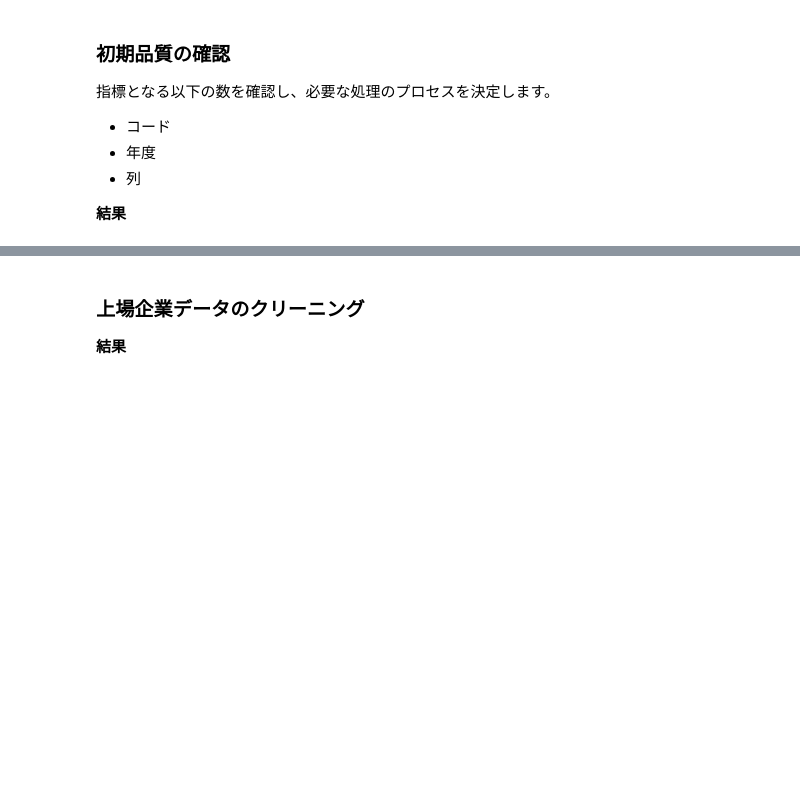
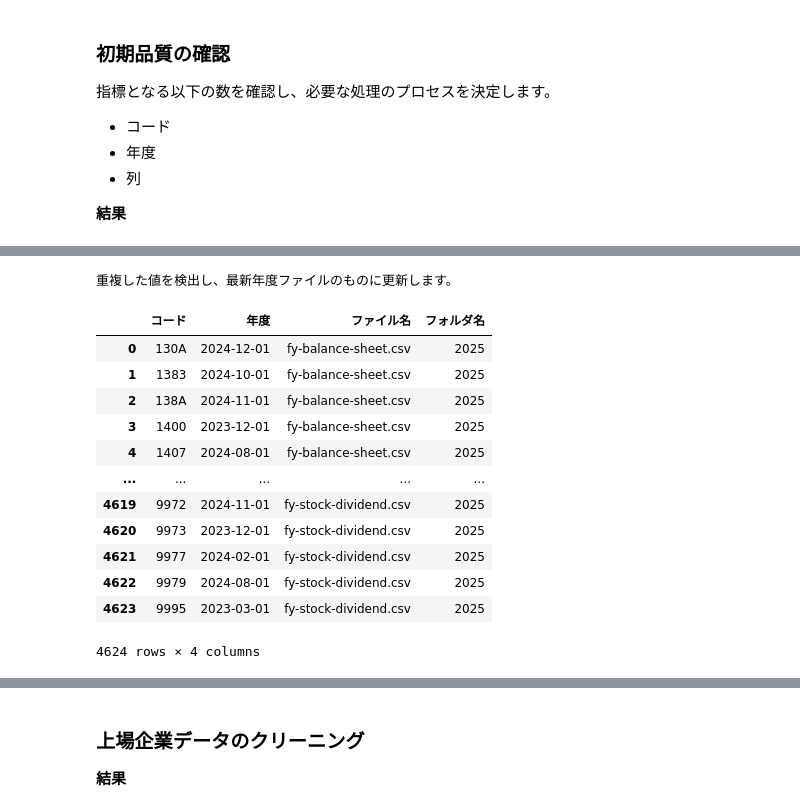
Before and after one commit to Tetibeam/003_stock_screening_preproc, a Jupyter notebook: 01_initial_creening.ipynb, the cells around one changed output, grey strips where cells are left out. Cells and saved outputs as stored; diff of their text form; code cells hidden in the pictures; blank space fills up the shorter version.

```diff
--- a/01_initial_creening.ipynb
+++ b/01_initial_creening.ipynb
@@ -113,29 +113,16 @@ dtype: object
 # %%
 # ゼロ値のチェック
 #del list
-df_merge = defaultdict(list)
+merged = defaultdict(list)
 for (filename, year), df in df_DATAs_BY_ALL_FILEs.items():
-    df_merge[filename].append(df)
+    merged[filename].append(df)
 # ファイルごとに結合（行方向）
-df_final = {fname: pd.concat(dfs, ignore_index=True) for fname, dfs in df_merge.items()}
+df_merged_by_file = {fname: pd.concat(dfs, ignore_index=True) for fname, dfs in merged.items()}
 #display(df_final["fy-balance-sheet.csv"])
 
 print("\nファイルごとにゼロを含むコードをチェックします。")
-result_list = [
-    df_all[df_all["コード"] == code].assign(
-        対象列=col,
-        ファイル名=fname
-    )
-    for fname, df_all in df_final.items()
-    for col in df_all.columns
-    for code in df_all[df_all[col] == "0"]["コード"].unique()
-]
-# 結果をまとめる
-if result_list:
-    df_result = pd.concat(result_list, ignore_index=True)
-else:
-    print("ゼロを含むコードは見つかりませんでした。")
+df_result = eu.chk_zero_data(df_merged_by_file)
 
 df = df_result[df_result["ファイル名"] == settings["files"]["raw"][0]]
 df = df[df["対象列"] == "総資産"].dropna(how="all",axis=1)
-display(df)
+#display(df)
@@ -152,10 +130,12 @@ display(df)
 # アルファベット値のチェック
 print("")
 print("アルファベットが含まれているコードを出力します。")
-code_list = []
-for (filename, year), df in df_DATAs_BY_ALL_FILEs.items():
-    df_tmp = df[df["コード"].astype(str).str.contains("[A-Za-z]", na=False)]
-    code_list = code_list + df_tmp["コード"].unique().tolist()
+code_list = [
+    code
+    for (_, _), df in df_DATAs_BY_ALL_FILEs.items()
+    for code in df["コード"].astype(str)[
+        df["コード"].astype(str).str.contains("[A-Za-z]", na=False)].unique()
+]
 print(code_list)
 # %% [markdown]
 ### データ型の整合性確認
@@ -287,0 +268,21 @@ fig.show()
+# %%
+print("\n重複した値を検出し、最新年度ファイルのものに更新します。")
+df_result_lower, df_result_upper = cu.chk_duplicated_data(df_PROCESSED)
+display(df_result_lower)
+
+df_PROCESSED_UPDATED = cu.update_duplicated_data(df_PROCESSED, df_result_lower)
+# %% [output]
+重複した値を検出し、最新年度ファイルのものに更新します。
+|  | コード | 年度 | ファイル名 | フォルダ名 |
+| 0 | 130A | 2024-12-01 | fy-balance-sheet.csv | 2025 |
+| 1 | 1383 | 2024-10-01 | fy-balance-sheet.csv | 2025 |
+| 2 | 138A | 2024-11-01 | fy-balance-sheet.csv | 2025 |
+| 3 | 1400 | 2023-12-01 | fy-balance-sheet.csv | 2025 |
+| 4 | 1407 | 2024-08-01 | fy-balance-sheet.csv | 2025 |
+| ... | ... | ... | ... | ... |
+| 4619 | 9972 | 2024-11-01 | fy-stock-dividend.csv | 2025 |
+| 4620 | 9973 | 2023-12-01 | fy-stock-dividend.csv | 2025 |
+| 4621 | 9977 | 2024-02-01 | fy-stock-dividend.csv | 2025 |
+| 4622 | 9979 | 2024-08-01 | fy-stock-dividend.csv | 2025 |
+| 4623 | 9995 | 2023-03-01 | fy-stock-dividend.csv | 2025 |
+4624 rows × 4 columns
```
Also changed, not shown: parts of 19 cells of this notebook, 3 other files.
